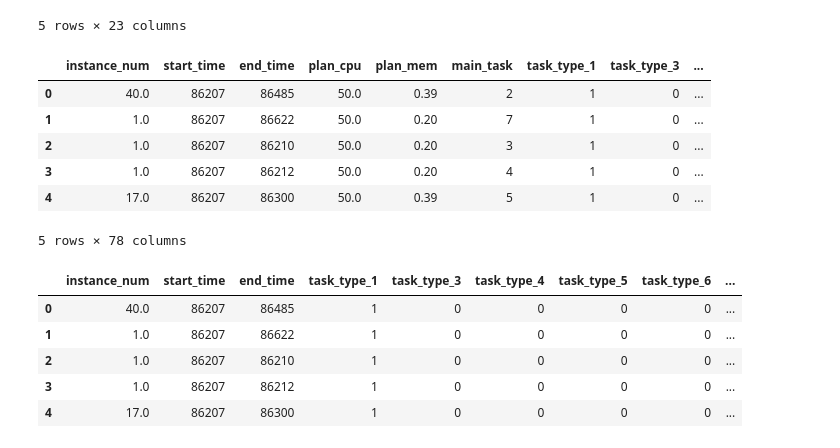
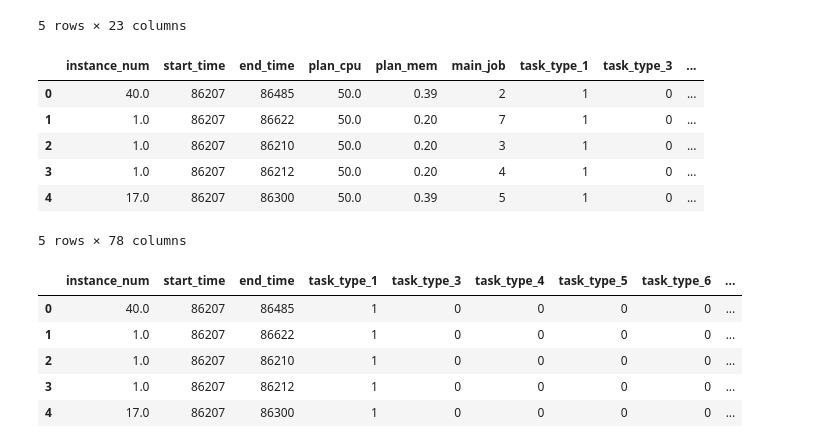
Before and after one commit to felescgon/graph-seq-2-seq-sandbox, a Jupyter notebook: data_preprocessing.ipynb, the cells around one changed output. Cells and saved outputs as stored; diff of their text form; code cells hidden in the pictures.

```diff
--- a/data_preprocessing.ipynb
+++ b/data_preprocessing.ipynb
@@ -60,25 +60,25 @@ alibaba_batch_task_df.head()
 # %%
 # Split task_name by "_" and extract the numbers
 alibaba_batch_task_df['task_name'] = alibaba_batch_task_df['task_name'].str.replace('[RJM]', '', regex=True)
 alibaba_batch_task_df['numbers'] = alibaba_batch_task_df['task_name'].apply(lambda x: [int(num) for num in x.split('_') if num.isdigit()])
-alibaba_batch_task_df['main_task'] = alibaba_batch_task_df['numbers'].apply(lambda x: x[0] if len(x) > 0 else 0)
+alibaba_batch_task_df['main_job'] = alibaba_batch_task_df['numbers'].apply(lambda x: x[0] if len(x) > 0 else 0)
 
-main_task_col = alibaba_batch_task_df.pop('main_task')
-alibaba_batch_task_df.insert(7, 'main_task', main_task_col)
+main_job_col = alibaba_batch_task_df.pop('main_job')
+alibaba_batch_task_df.insert(7, 'main_job', main_job_col)
 
 # Create columns for job_1, job_2, job_3...
 for i in range(1, 58):
     col_name = f'job_{i}'
     alibaba_batch_task_df[col_name] = alibaba_batch_task_df['numbers'].apply(lambda x: 1 if i in x else 0)
 
 alibaba_batch_task_df.drop(columns=['numbers'], inplace=True)
 alibaba_batch_task_df.drop(columns=['task_name'], inplace=True)
 alibaba_batch_task_df.drop(columns=['task_type'], inplace=True)
 alibaba_batch_task_df.drop(columns=['task_category'], inplace=True)
 
 alibaba_batch_task_df.head()
 # %% [output]
-|  | instance_num | start_time | end_time | plan_cpu | plan_mem | main_task | task_type_1 | task_type_3 | ... |
+|  | instance_num | start_time | end_time | plan_cpu | plan_mem | main_job | task_type_1 | task_type_3 | ... |
 | 0 | 40.0 | 86207 | 86485 | 50.0 | 0.39 | 2 | 1 | 0 | ... |
 | 1 | 1.0 | 86207 | 86622 | 50.0 | 0.20 | 7 | 1 | 0 | ... |
 | 2 | 1.0 | 86207 | 86210 | 50.0 | 0.20 | 3 | 1 | 0 | ... |
```
Also changed, not shown: parts of 3 cells of this notebook, 5 other files.
